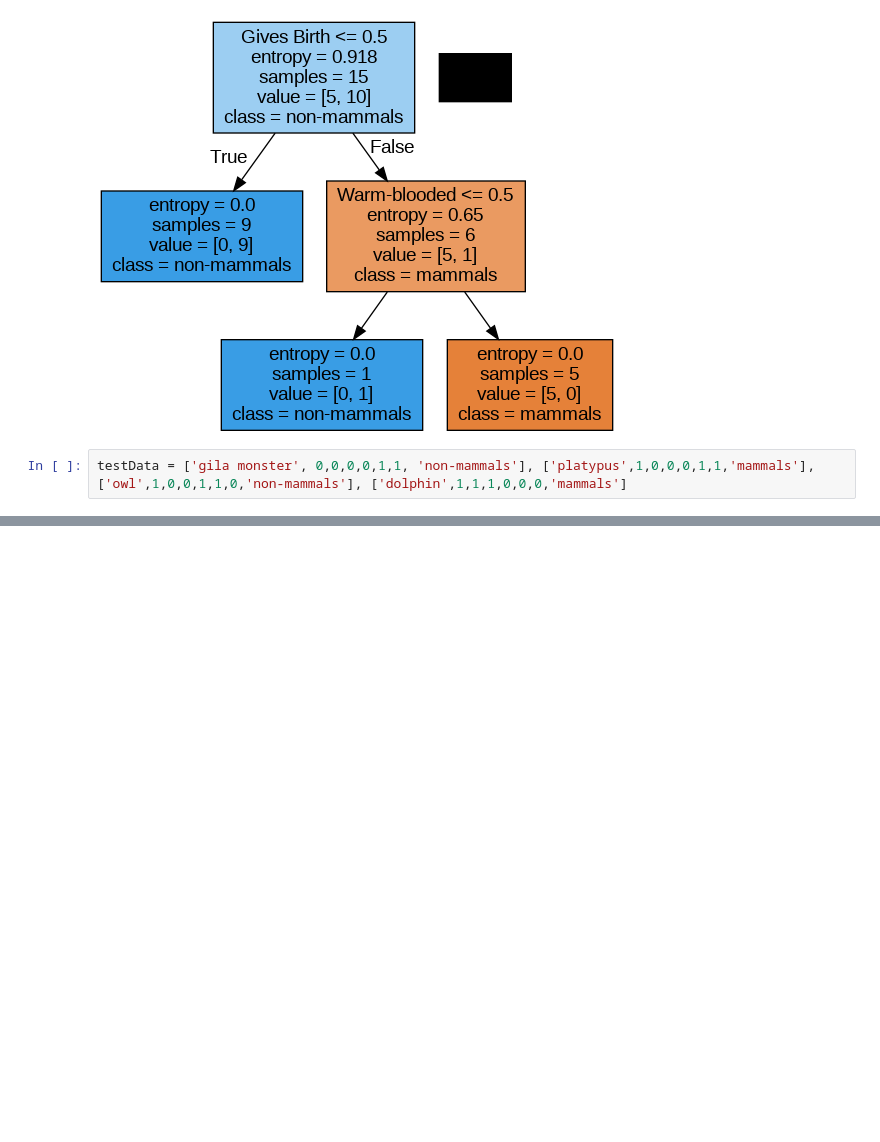
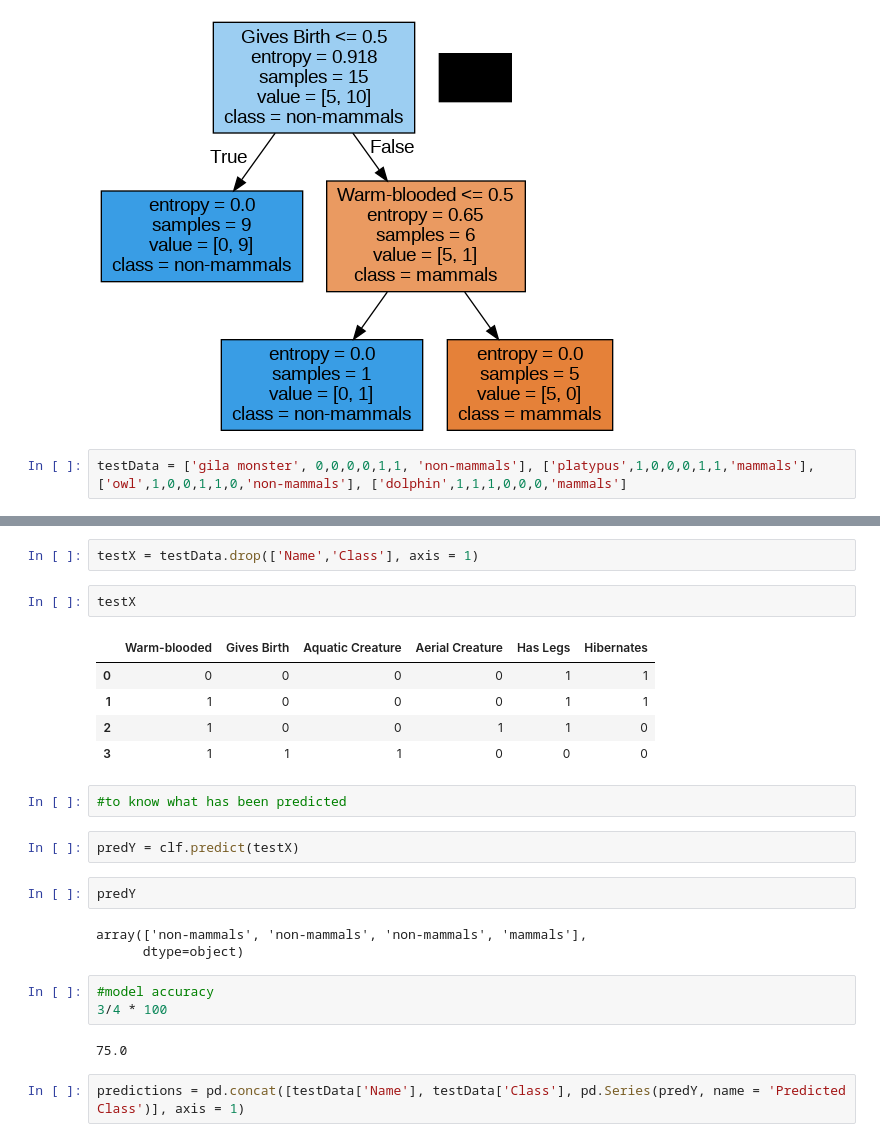
Before and after one commit to MichelleOnchieku/DT, a Jupyter notebook: Decision_Trees.ipynb, the cells around one changed output, grey strips where cells are left out. Drawn from its saved outputs; the diff is of its cells as text; blank space fills up the shorter version.

```diff
--- a/Decision_Trees.ipynb
+++ b/Decision_Trees.ipynb
@@ -281,0 +319,26 @@ testData = ['gila monster', 0,0,0,0,1,1, 'non-mammals'], ['platypus',1,0,0,0,1,1
+# %%
+testX = testData.drop(['Name','Class'], axis = 1)
+# %%
+testX
+# %% [output]
+|  | Warm-blooded | Gives Birth | Aquatic Creature | Aerial Creature | Has Legs | Hibernates |
+| 0 | 0 | 0 | 0 | 0 | 1 | 1 |
+| 1 | 1 | 0 | 0 | 0 | 1 | 1 |
+| 2 | 1 | 0 | 0 | 1 | 1 | 0 |
+| 3 | 1 | 1 | 1 | 0 | 0 | 0 |
+# %%
+#to know what has been predicted
+# %%
+predY = clf.predict(testX)
+# %%
+predY
+# %% [output]
+array(['non-mammals', 'non-mammals', 'non-mammals', 'mammals'],
+      dtype=object)
+# %%
+#model accuracy
+3/4 * 100
+# %% [output]
+75.0
+# %%
+predictions = pd.concat([testData['Name'], testData['Class'], pd.Series(predY, name = 'Predicted Class')], axis = 1)
```
Also changed, not shown: parts of 13 cells of this notebook.
